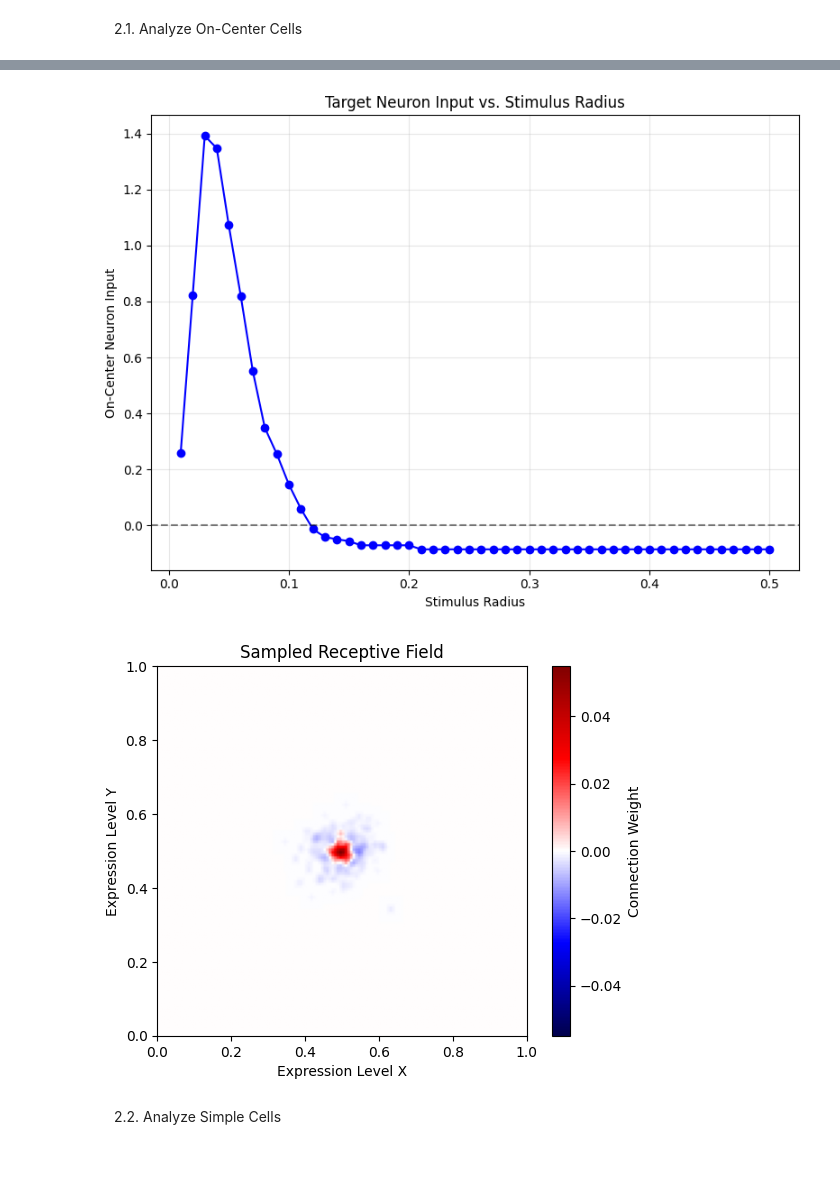
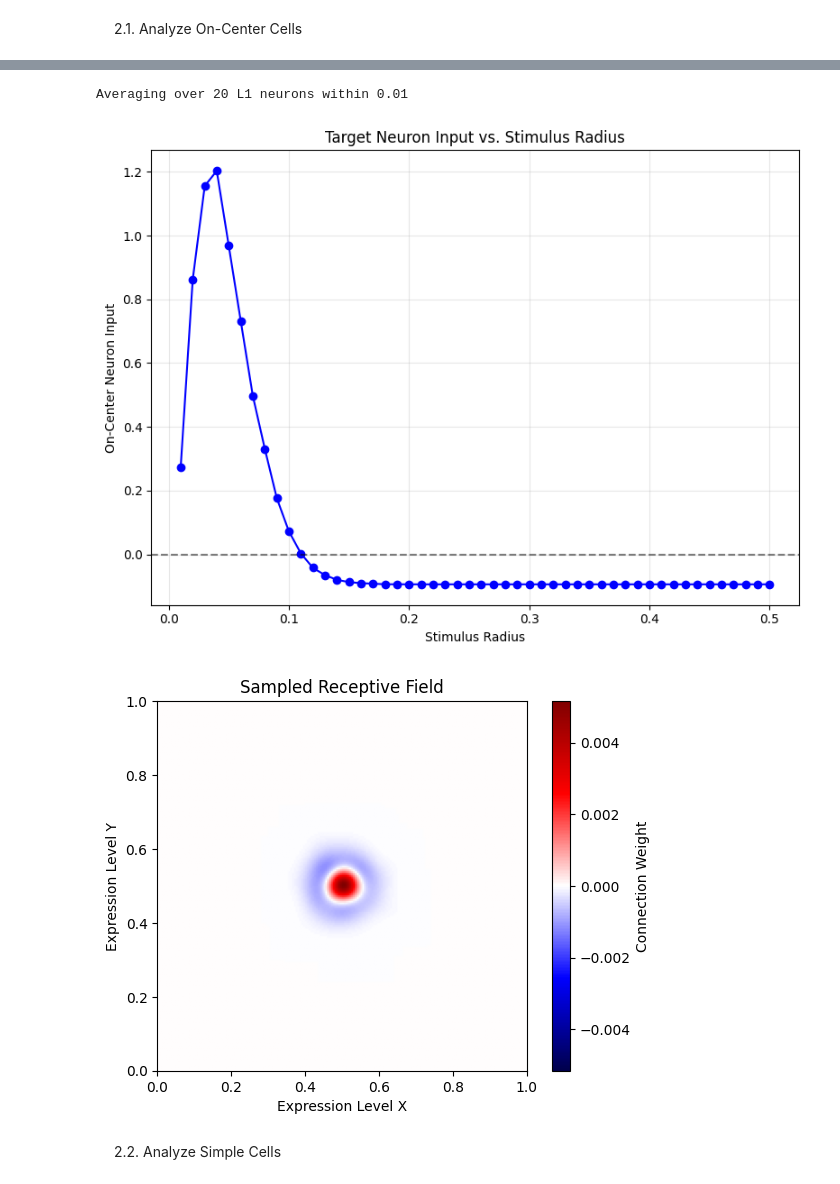
Before and after one commit to Hetznero/chemocnn, a Jupyter notebook: simulations/2d_model.ipynb, the cells around one changed output, grey strips where cells are left out. Saved outputs shown, nothing was run; the diff lists cells and outputs as text; code cells hidden in the pictures.

```diff
--- a/simulations/2d_model.ipynb
+++ b/simulations/2d_model.ipynb
@@ -315,9 +346,12 @@ plot_stim_act_image(A_1, l_vals_L1_E[:, 0], l_vals_L1_E[:, 1], sigma=1, zoom=1.1
 
 
 target_x, target_y = 0.50, 0.50
+center_radius = 0.01
 
 spatial_dist = np.sqrt((l_vals_L1_E[:, 0] - target_x)**2 + (l_vals_L1_E[:, 1] - target_y)**2)
 center_idx = np.argmin(spatial_dist)
+center_ids = np.where(spatial_dist <= center_radius)[0]
+print(f'Averaging over {len(center_ids)} L1 neurons within {center_radius}')
 
 stim_dist = np.sqrt((r_vals_L0_E[:, 0] - target_x)**2 +
                     (r_vals_L0_E[:, 1] - target_y)**2)
@@ -330,7 +364,7 @@ activities = []
 for r in radii:
     I_0_r = (stim_dist <= r).astype(float)
     I_1_r = np.asarray(W_0.T @ ReLU(I_0_r)).ravel()
-    activities.append(I_1_r[center_idx])
+    activities.append(I_1_r[center_ids].mean())
 
 fig, ax = plt.subplots(figsize=(8, 6))
 
@@ -352,7 +386,7 @@ W_0_csc = W_0.tocsc()
 W_eff = W_0_csc[:, center_idx].toarray().ravel()
 
 true_rf = W_eff.reshape(n, n)
-true_rf = gaussian_filter(true_rf, sigma=1)
+true_rf = gaussian_filter(true_rf, sigma=5)
 
 vmax_true = np.max(np.abs(true_rf))
 fig, ax = plt.subplots()
@@ -365,34 +399,35 @@ plt.show()
 
 #############################
 #        Find RWA RF        #
 #############################
 
 # n_frames = 50000
 # stim = np.random.randn(n_frames, N_L0_E)
 
 # W_0_csc = W_0.tocsc()
 # W_eff = W_0_csc[:, center_idx].toarray().ravel()
 
 # acts = stim @ W_eff
 
 # rwa_flat = (acts @ stim) / n_frames
 
 # rwa_2d = rwa_flat.reshape(n, n)
 # rwa_2d = gaussian_filter(rwa_2d, sigma=3)
 
 # vmax_rwa = np.max(np.abs(rwa_2d))
 
 # fig, ax = plt.subplots()
 # im0 = ax.imshow(rwa_2d[::-1, :], cmap='seismic', vmin=-vmax_rwa, vmax=vmax_rwa, extent=[0, 1, 0, 1])
 # ax.set_title('RWA Receptive Field')
 # ax.set_xlabel('Expression Level X')
 # ax.set_ylabel('Expression Level Y')
 
 # plt.colorbar(im0, ax=ax, label='Connection Weight')
 
 # plt.show()
 # %% [output]
+Averaging over 20 L1 neurons within 0.01
-[figure, old version]
+[figure, new version]
-[figure, old version]
+[figure, new version]
 # %% [markdown]
  &emsp; 2.2. Analyze Simple Cells<br>
```
Also changed, not shown: parts of 19 cells of this notebook.
